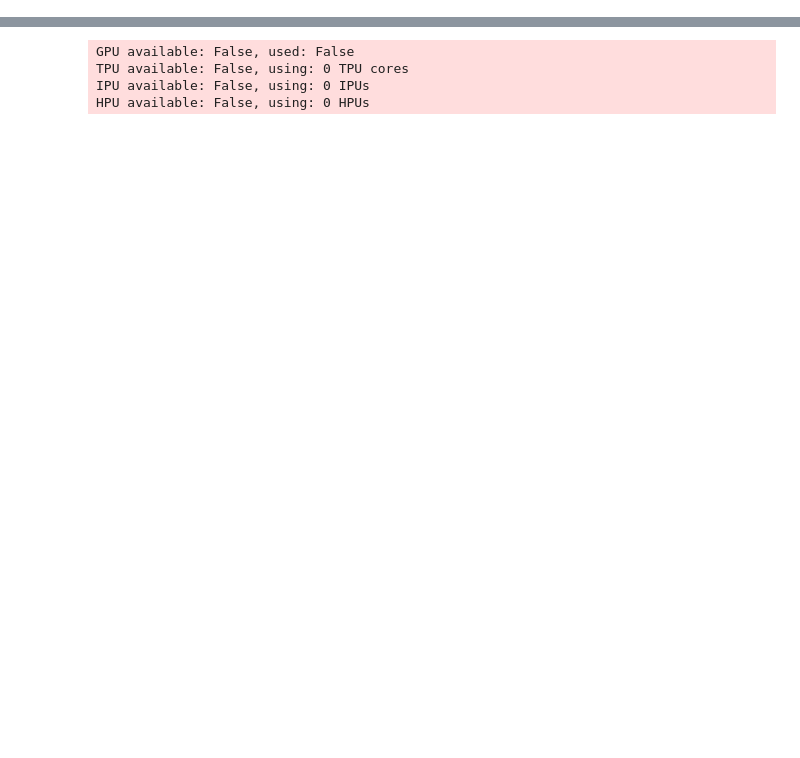
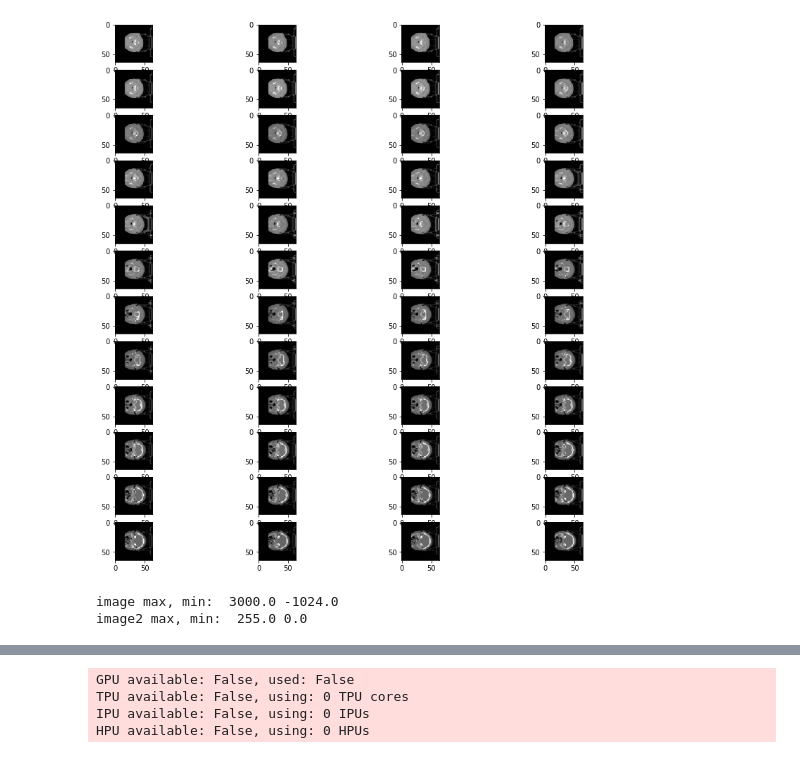
Before and after one commit to pimakshay/synthrad, a Jupyter notebook: run_scripts/synthrad_t1_run.ipynb, the cells around one changed output, grey strips where cells are left out. Saved outputs shown, nothing was run; the diff lists cells and outputs as text; code cells hidden in the pictures; blank space fills up the shorter version.

```diff
--- a/run_scripts/synthrad_t1_run.ipynb
+++ b/run_scripts/synthrad_t1_run.ipynb
@@ -15,0 +71,6 @@ datasetName = 'T1_BRAIN'
+# %%
+# from src.diffusion_modules.diffusion_utils.dataloader import show_images
+# plot training datset
+show_images(dataset=ddpmModel.dataset, xtype="x_prior", num_samples=50, cols=4, random=False, save_all=False, filename="SC_trainset")
+# %% [output]
+[figure, added]
@@ -15,0 +98,6 @@ datasetName = 'T1_BRAIN'
+# %%
+print("image max, min: ", image_arr.max(), image_arr.min())
+print("image2 max, min: ", image2_arr.max(), image2_arr.min())
+# %% [output]
+image max, min:  3000.0 -1024.0
+image2 max, min:  255.0 0.0
```
Also changed, not shown: parts of 20 cells of this notebook, 7 other files.
